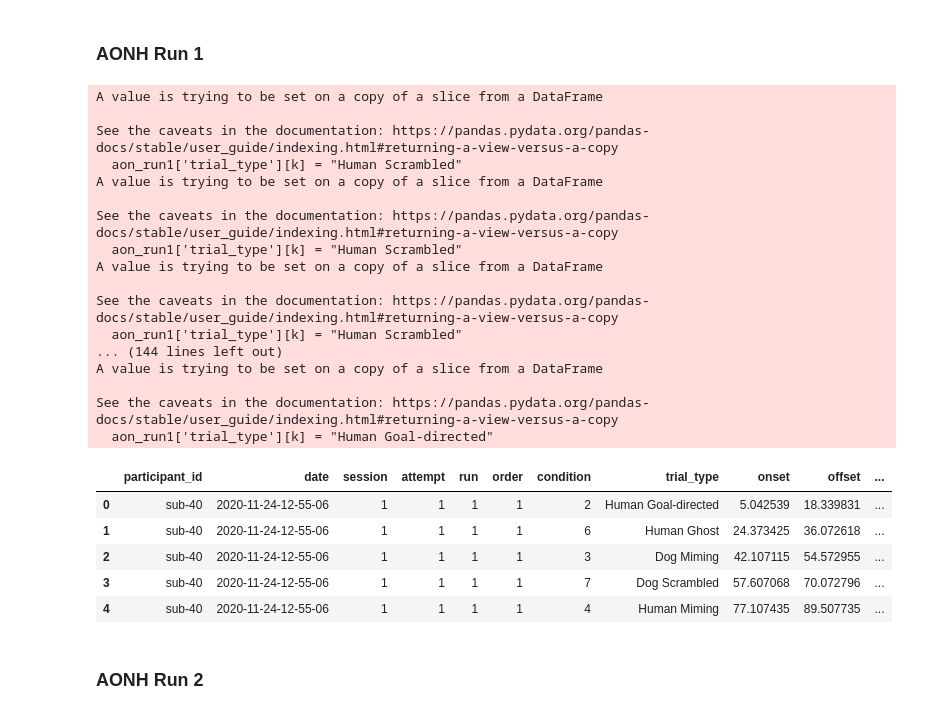
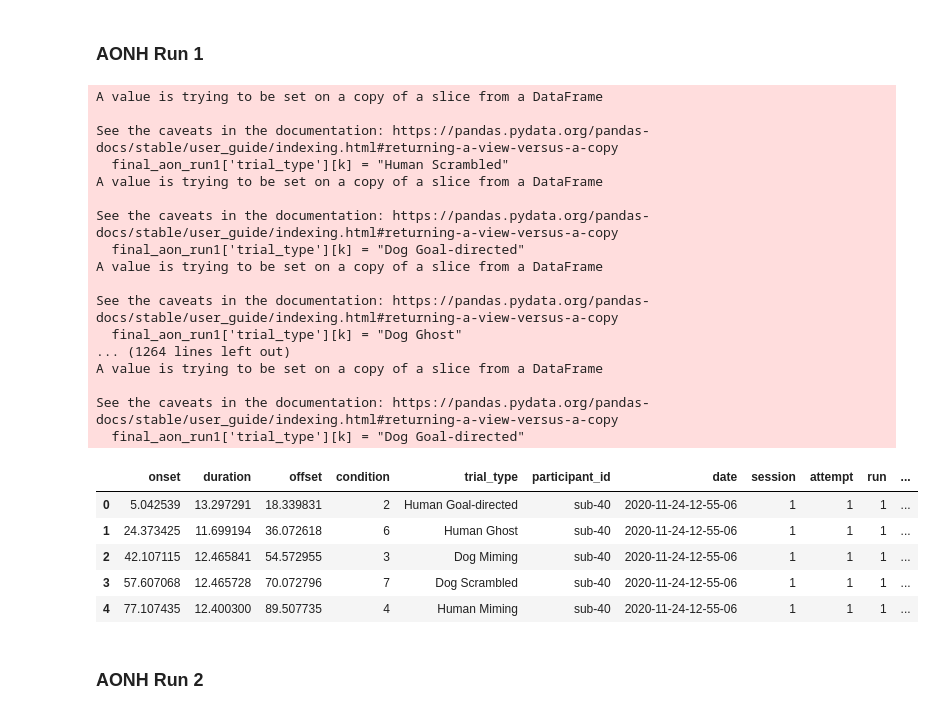
Before and after one commit to olafborghi/AON_ACTION, a Jupyter notebook: 03_eventfiles.ipynb, the cells around one changed output. Saved outputs shown, nothing was run; the diff lists cells and outputs as text; code cells hidden in the pictures.

Commit message:
changed order of columns to be in line with BIDS format

```diff
--- a/03_eventfiles.ipynb
+++ b/03_eventfiles.ipynb
@@ -20,8 +20,6 @@ os.chdir('/mnt/o')
 # create subject list
 old_sbj_list = [f"EV{i:02d}" for i in range(1, 41)]
 new_sbj_list = [f"sub-{i:02d}" for i in range(1, 41)]
-
-sbj = ["EV01"]
 
 for i, sbj in enumerate(old_sbj_list):
 
@@ -42,56 +40,59 @@ for i, sbj in enumerate(old_sbj_list):
     # add the participant_id instead of human_id
     aon_run1.insert(0, 'participant_id', new_sbj_list[i])
     aon_run1.drop('humanID', inplace=True, axis=1)
 
+    # sort the columns to be in line with BIDS style
+    final_aon_run1 = aon_run1[['onset', 'duration', 'offset', 'condition', 'participant_id', 'date', 'session', 'attempt', 'run', 'duration', 'dur_fixation', 'task_duration']]
+
     # add trial_type column
-    aon_run1.insert(7, 'trial_type', 999)
+    final_aon_run1.insert(4, 'trial_type', 999)
 
-    for k, l in enumerate(aon_run1['trial_type']):
+    for k, l in enumerate(final_aon_run1['trial_type']):
         if aon_run1['condition'][k] == 1:
-            aon_run1['trial_type'][k] = "Dog Goal-directed"
+            final_aon_run1['trial_type'][k] = "Dog Goal-directed"
         elif aon_run1['condition'][k] == 2:
-            aon_run1['trial_type'][k] = "Human Goal-directed"
+            final_aon_run1['trial_type'][k] = "Human Goal-directed"
         elif aon_run1['condition'][k] == 3:
-            aon_run1['trial_type'][k] = "Dog Miming"
+            final_aon_run1['trial_type'][k] = "Dog Miming"
         elif aon_run1['condition'][k] == 4:
-            aon_run1['trial_type'][k] = "Human Miming"
+            final_aon_run1['trial_type'][k] = "Human Miming"
         elif aon_run1['condition'][k] == 5:
-            aon_run1['trial_type'][k] = "Dog Ghost"
+            final_aon_run1['trial_type'][k] = "Dog Ghost"
         elif aon_run1['condition'][k] == 6:
-            aon_run1['trial_type'][k] = "Human Ghost"
+            final_aon_run1['trial_type'][k] = "Human Ghost"
         elif aon_run1['condition'][k] == 7:
-            aon_run1['trial_type'][k] = "Dog Scrambled"
+            final_aon_run1['trial_type'][k] = "Dog Scrambled"
         elif aon_run1['condition'][k] == 8:
-            aon_run1['trial_type'][k] = "Human Scrambled"
+            final_aon_run1['trial_type'][k] = "Human Scrambled"
 
     # store it in the right folder; name: sub-01_task-AON_run-01_events.tsv
-    aon_run1.to_csv(f"/mnt/o/AON_ACTION_BIDS/{new_sbj_list[i]}/func/{new_sbj_list[i]}_task-AON_run-01_events.tsv", sep ='\t', index=False)
+    final_aon_run1.to_csv(f"/mnt/o/AON_ACTION_BIDS/{new_sbj_list[i]}/func/{new_sbj_list[i]}_task-AON_run-01_events.tsv", sep ='\t', index=False)
 
-aon_run1.head()
+final_aon_run1.head()
 # %% [output]
 A value is trying to be set on a copy of a slice from a DataFrame
 
 See the caveats in the documentation: https://pandas.pydata.org/pandas-docs/stable/user_guide/indexing.html#returning-a-view-versus-a-copy
-  aon_run1['trial_type'][k] = "Human Scrambled"
+  final_aon_run1['trial_type'][k] = "Human Scrambled"
 A value is trying to be set on a copy of a slice from a DataFrame
 
 See the caveats in the documentation: https://pandas.pydata.org/pandas-docs/stable/user_guide/indexing.html#returning-a-view-versus-a-copy
-  aon_run1['trial_type'][k] = "Human Scrambled"
+  final_aon_run1['trial_type'][k] = "Dog Goal-directed"
 A value is trying to be set on a copy of a slice from a DataFrame
 
 See the caveats in the documentation: https://pandas.pydata.org/pandas-docs/stable/user_guide/indexing.html#returning-a-view-versus-a-copy
-  aon_run1['trial_type'][k] = "Human Scrambled"
-... (144 lines left out)
+  final_aon_run1['trial_type'][k] = "Dog Ghost"
+... (1264 lines left out)
 A value is trying to be set on a copy of a slice from a DataFrame
 
 See the caveats in the documentation: https://pandas.pydata.org/pandas-docs/stable/user_guide/indexing.html#returning-a-view-versus-a-copy
-  aon_run1['trial_type'][k] = "Human Goal-directed"
+  final_aon_run1['trial_type'][k] = "Dog Goal-directed"
-|  | participant_id | date | session | attempt | run | order | condition | trial_type | onset | offset | ... |
-| 0 | sub-40 | 2020-11-24-12-55-06 | 1 | 1 | 1 | 1 | 2 | Human Goal-directed | 5.042539 | 18.339831 | ... |
-| 1 | sub-40 | 2020-11-24-12-55-06 | 1 | 1 | 1 | 1 | 6 | Human Ghost | 24.373425 | 36.072618 | ... |
-| 2 | sub-40 | 2020-11-24-12-55-06 | 1 | 1 | 1 | 1 | 3 | Dog Miming | 42.107115 | 54.572955 | ... |
-| 3 | sub-40 | 2020-11-24-12-55-06 | 1 | 1 | 1 | 1 | 7 | Dog Scrambled | 57.607068 | 70.072796 | ... |
-| 4 | sub-40 | 2020-11-24-12-55-06 | 1 | 1 | 1 | 1 | 4 | Human Miming | 77.107435 | 89.507735 | ... |
+|  | onset | duration | offset | condition | trial_type | participant_id | date | session | attempt | run | ... |
+| 0 | 5.042539 | 13.297291 | 18.339831 | 2 | Human Goal-directed | sub-40 | 2020-11-24-12-55-06 | 1 | 1 | 1 | ... |
+| 1 | 24.373425 | 11.699194 | 36.072618 | 6 | Human Ghost | sub-40 | 2020-11-24-12-55-06 | 1 | 1 | 1 | ... |
+| 2 | 42.107115 | 12.465841 | 54.572955 | 3 | Dog Miming | sub-40 | 2020-11-24-12-55-06 | 1 | 1 | 1 | ... |
+| 3 | 57.607068 | 12.465728 | 70.072796 | 7 | Dog Scrambled | sub-40 | 2020-11-24-12-55-06 | 1 | 1 | 1 | ... |
+| 4 | 77.107435 | 12.400300 | 89.507735 | 4 | Human Miming | sub-40 | 2020-11-24-12-55-06 | 1 | 1 | 1 | ... |
 # %% [markdown]
 ### AONH Run 2
 # %%
```
Also changed, not shown: parts of 2 cells of this notebook.
